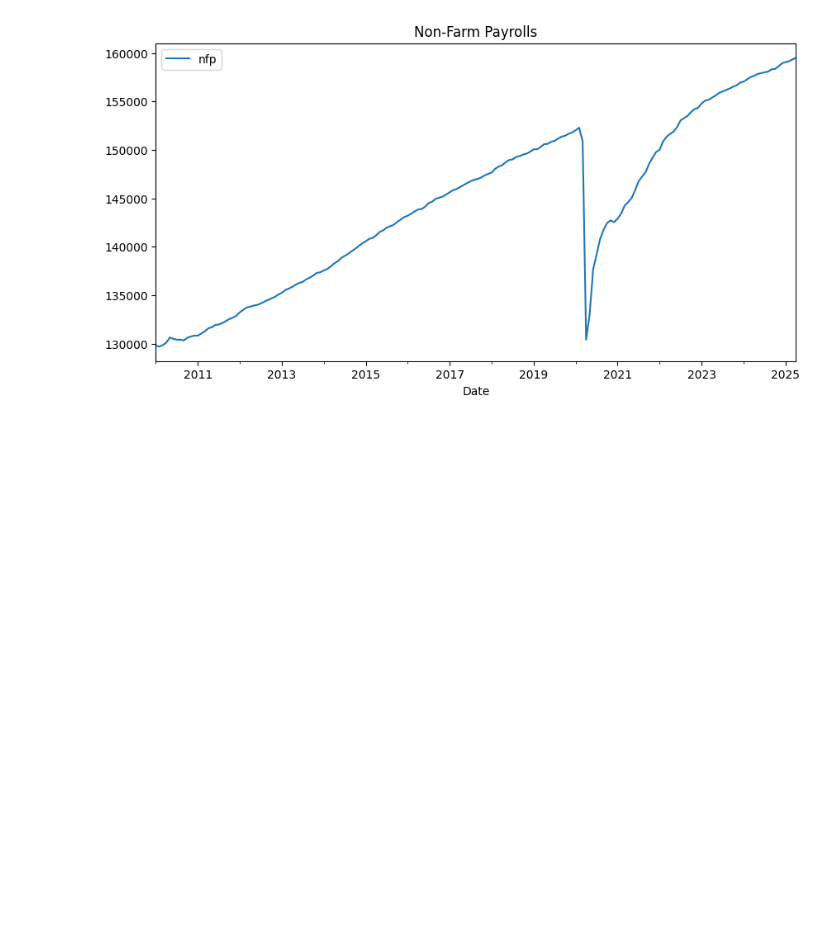
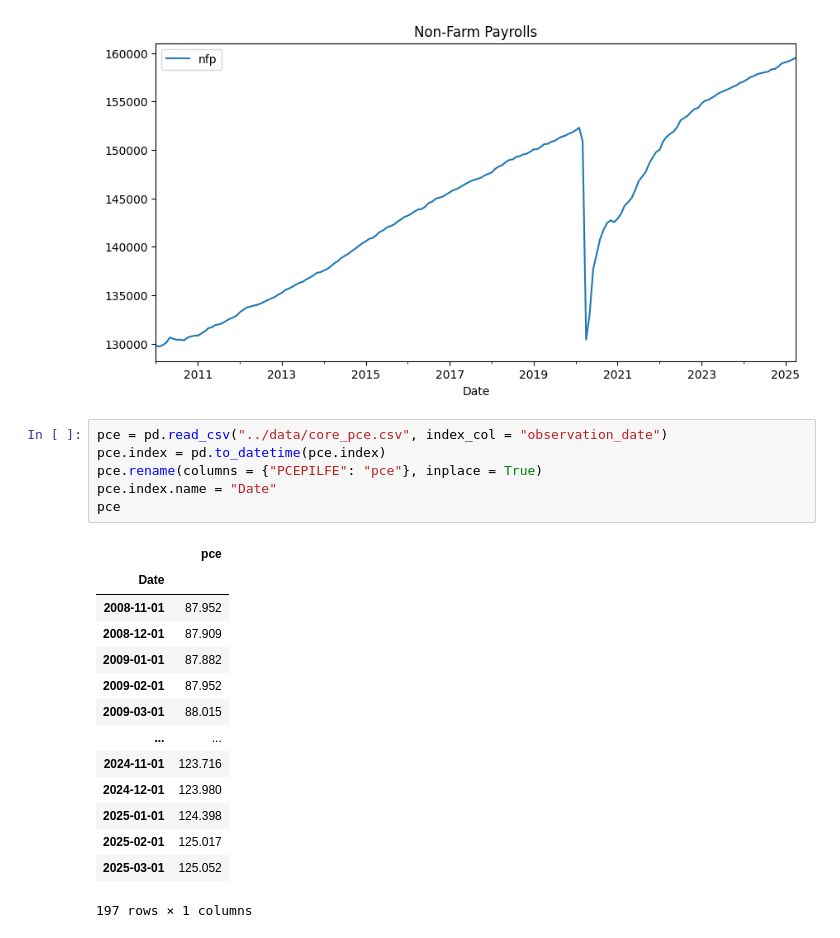
Before and after one commit to Kunj121/MacroFinance_HW2, a Jupyter notebook: hw3/hw_3.ipynb, the cells around one changed output. Drawn from its saved outputs; the diff is of its cells as text; blank space fills up the shorter version.

```diff
--- a/hw3/hw_3.ipynb
+++ b/hw3/hw_3.ipynb
@@ -183,3 +183,24 @@ plt.title("Non-Farm Payrolls")
 plt.show()
 # %% [output]
 [figure]
+# %%
+pce = pd.read_csv("../data/core_pce.csv", index_col = "observation_date")
+pce.index = pd.to_datetime(pce.index)
+pce.rename(columns = {"PCEPILFE": "pce"}, inplace = True)
+pce.index.name = "Date"
+pce
+# %% [output]
+|  | pce |
+| Date |  |
+| 2008-11-01 | 87.952 |
+| 2008-12-01 | 87.909 |
+| 2009-01-01 | 87.882 |
+| 2009-02-01 | 87.952 |
+| 2009-03-01 | 88.015 |
+| ... | ... |
+| 2024-11-01 | 123.716 |
+| 2024-12-01 | 123.980 |
+| 2025-01-01 | 124.398 |
+| 2025-02-01 | 125.017 |
+| 2025-03-01 | 125.052 |
+197 rows × 1 columns
```
Also changed, not shown: parts of 1 cell of this notebook.
